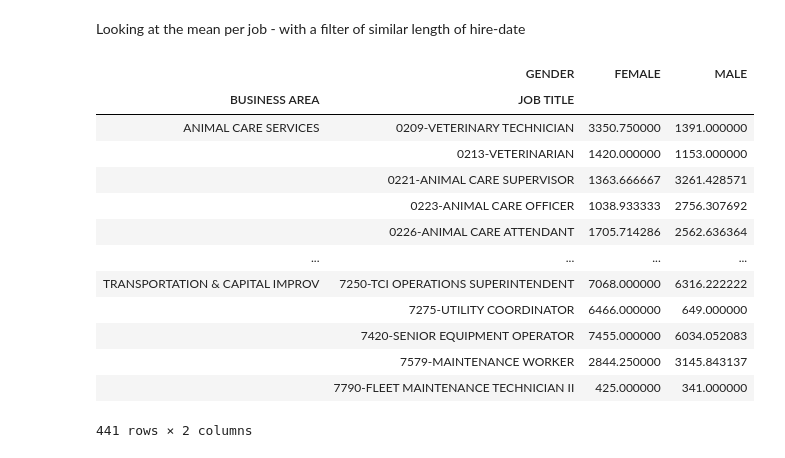
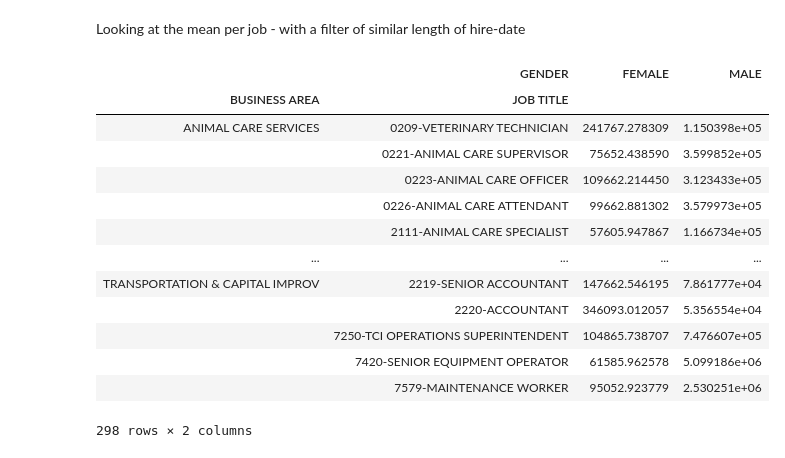
Before and after one commit to guedanie/SA-CITY-DATA, a Jupyter notebook: FY16_sa_city_compensation.ipynb, the cells around one changed output. Drawn from its saved outputs; the diff is of its cells as text; code cells hidden in the pictures.

```diff
--- a/FY16_sa_city_compensation.ipynb
+++ b/FY16_sa_city_compensation.ipynb
@@ -316,19 +365,5 @@ dates = city_data.pivot_table('legnth_time', ["BUSINESS AREA", "JOB TITLE"], "GE
 
 dates = dates.dropna()
-# %%
-dates
-# %% [output]
-|  | GENDER | FEMALE | MALE |
-| BUSINESS AREA | JOB TITLE |  |  |
-| ANIMAL CARE SERVICES | 0209-VETERINARY TECHNICIAN | 3350.750000 | 1391.000000 |
-|  | 0213-VETERINARIAN | 1420.000000 | 1153.000000 |
-|  | 0221-ANIMAL CARE SUPERVISOR | 1363.666667 | 3261.428571 |
-|  | 0223-ANIMAL CARE OFFICER | 1038.933333 | 2756.307692 |
-|  | 0226-ANIMAL CARE ATTENDANT | 1705.714286 | 2562.636364 |
-| ... | ... | ... | ... |
-| TRANSPORTATION & CAPITAL IMPROV | 7250-TCI OPERATIONS SUPERINTENDENT | 7068.000000 | 6316.222222 |
-|  | 7275-UTILITY COORDINATOR | 6466.000000 | 649.000000 |
-|  | 7420-SENIOR EQUIPMENT OPERATOR | 7455.000000 | 6034.052083 |
-|  | 7579-MAINTENANCE WORKER | 2844.250000 | 3145.843137 |
-|  | 7790-FLEET MAINTENANCE TECHNICIAN II | 425.000000 | 341.000000 |
-441 rows × 2 columns
+# %%
+n_days = 1826
+n_days_above_x = city_data["legnth_time"] >= n_days
@@ -334,0 +374,17 @@ dates
+# %%
+jobs_w_dates
+# %% [output]
+|  | GENDER | FEMALE | MALE |
+| BUSINESS AREA | JOB TITLE |  |  |
+| ANIMAL CARE SERVICES | 0209-VETERINARY TECHNICIAN | 241767.278309 | 1.150398e+05 |
+|  | 0221-ANIMAL CARE SUPERVISOR | 75652.438590 | 3.599852e+05 |
+|  | 0223-ANIMAL CARE OFFICER | 109662.214450 | 3.123433e+05 |
+|  | 0226-ANIMAL CARE ATTENDANT | 99662.881302 | 3.579973e+05 |
+|  | 2111-ANIMAL CARE SPECIALIST | 57605.947867 | 1.166734e+05 |
+| ... | ... | ... | ... |
+| TRANSPORTATION & CAPITAL IMPROV | 2219-SENIOR ACCOUNTANT | 147662.546195 | 7.861777e+04 |
+|  | 2220-ACCOUNTANT | 346093.012057 | 5.356554e+04 |
+|  | 7250-TCI OPERATIONS SUPERINTENDENT | 104865.738707 | 7.476607e+05 |
+|  | 7420-SENIOR EQUIPMENT OPERATOR | 61585.962578 | 5.099186e+06 |
+|  | 7579-MAINTENANCE WORKER | 95052.923779 | 2.530251e+06 |
+298 rows × 2 columns
```
Also changed, not shown: parts of 16 cells of this notebook.
